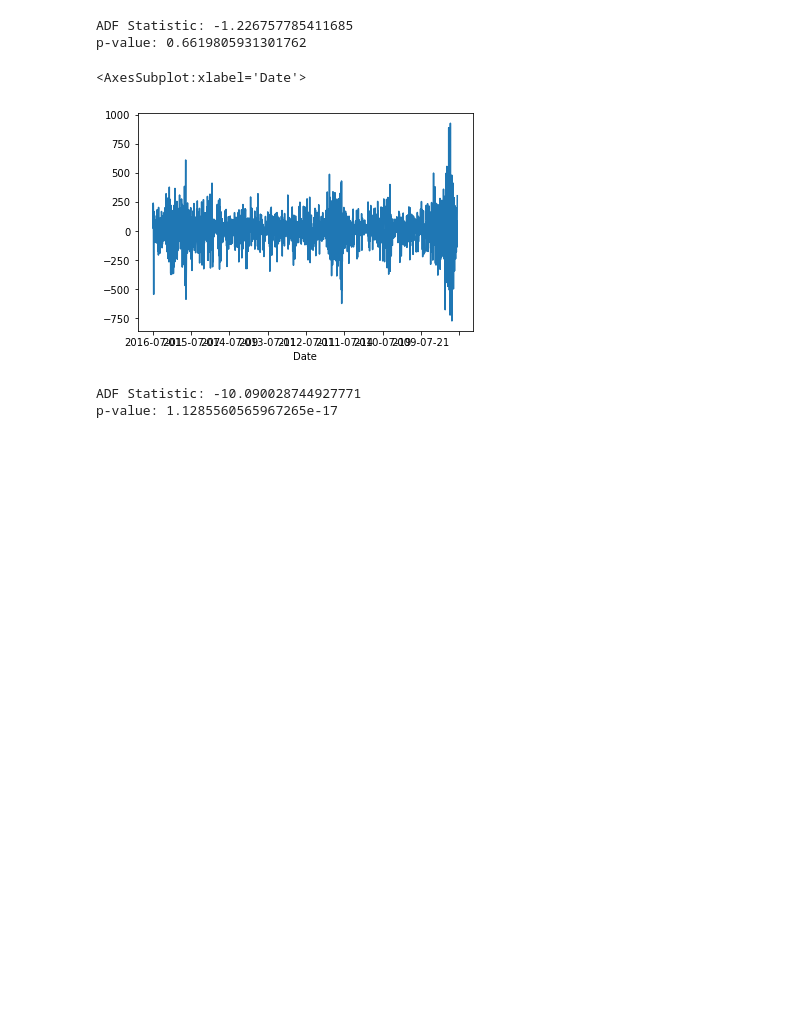
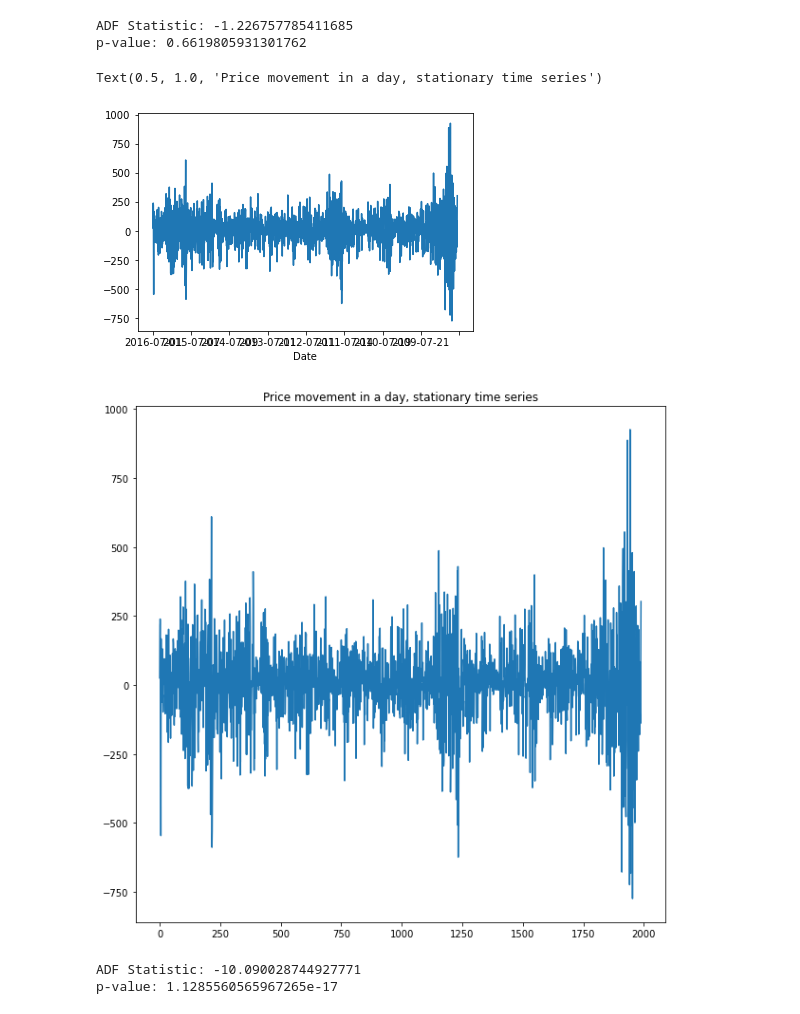
Before and after one commit to anaghlal/bitmap_aibfsi, a Jupyter notebook: code/DataAnalysis_TimeSeries.ipynb, the cells around one changed output. Saved outputs shown, nothing was run; the diff lists cells and outputs as text; code cells hidden in the pictures; blank space fills up the shorter version.

```diff
--- a/code/DataAnalysis_TimeSeries.ipynb
+++ b/code/DataAnalysis_TimeSeries.ipynb
@@ -109,9 +130,13 @@ data_price_diff =  data_price_diff.loc[:,'DiffPrice']
 # %%
 #Differencing
 data_price_diff.plot()
+plt.figure(figsize=(10,10))
+plt.plot(data_price_diff.values)
+plt.title('Price movement in a day, stationary time series')
 # %% [output]
-<AxesSubplot:xlabel='Date'>
+Text(0.5, 1.0, 'Price movement in a day, stationary time series')
 [figure]
+[figure, added]
 # %%
 result = adfuller(data_price_diff)
 print('ADF Statistic: {}'.format(result[0]))
```
Also changed, not shown: parts of 18 cells of this notebook, 1 other file.
